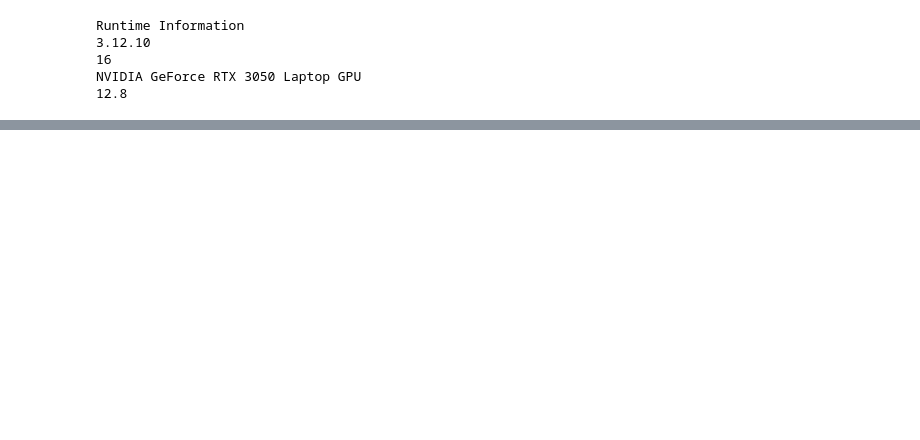
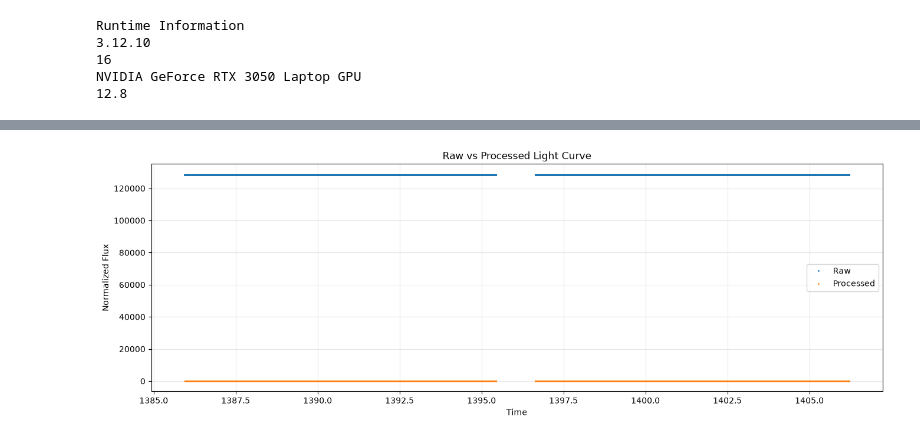
Before and after one commit to prinshu756/Exoplanet-detection, a Jupyter notebook: notebooks/03_Light_Curve_Preprocessing.ipynb, the cells around one changed output, grey strips where cells are left out. Drawn from its saved outputs; the diff is of its cells as text; code cells hidden in the pictures; blank space fills up the shorter version.

```diff
--- a/notebooks/03_Light_Curve_Preprocessing.ipynb
+++ b/notebooks/03_Light_Curve_Preprocessing.ipynb
@@ -106,0 +495,10 @@ NVIDIA GeForce RTX 3050 Laptop GPU
+# %%
+# Loading one processed Light curve
+
+processed_files = sorted(PROCESSED_DIR.glob("*.parquet"))
+
+processed_sample = pd.read_parquet(
+    processed_files[0]
+)
+
+processed_sample.head()
@@ -106,0 +512,36 @@ NVIDIA GeForce RTX 3050 Laptop GPU
+# %%
+# Before v/s after visualization
+
+raw_sample = pd.read_parquet(lightcurve_files[0])
+
+plt.figure(figsize=(16,5))
+
+plt.plot(
+    raw_sample["time"],
+    raw_sample["flux"],
+    ".",
+    markersize=2,
+    label="Raw"
+)
+
+plt.plot(
+    processed_sample["time"],
+    processed_sample["flux"],
+    ".",
+    markersize=2,
+    label="Processed"
+)
+
+plt.xlabel("Time")
+
+plt.ylabel("Normalized Flux")
+
+plt.title("Raw vs Processed Light Curve")
+
+plt.legend()
+
+plt.grid(alpha=0.3)
+
+plt.show()
+# %% [output]
+[figure, added]
```
Also changed, not shown: parts of 28 cells of this notebook, 4 other files.
